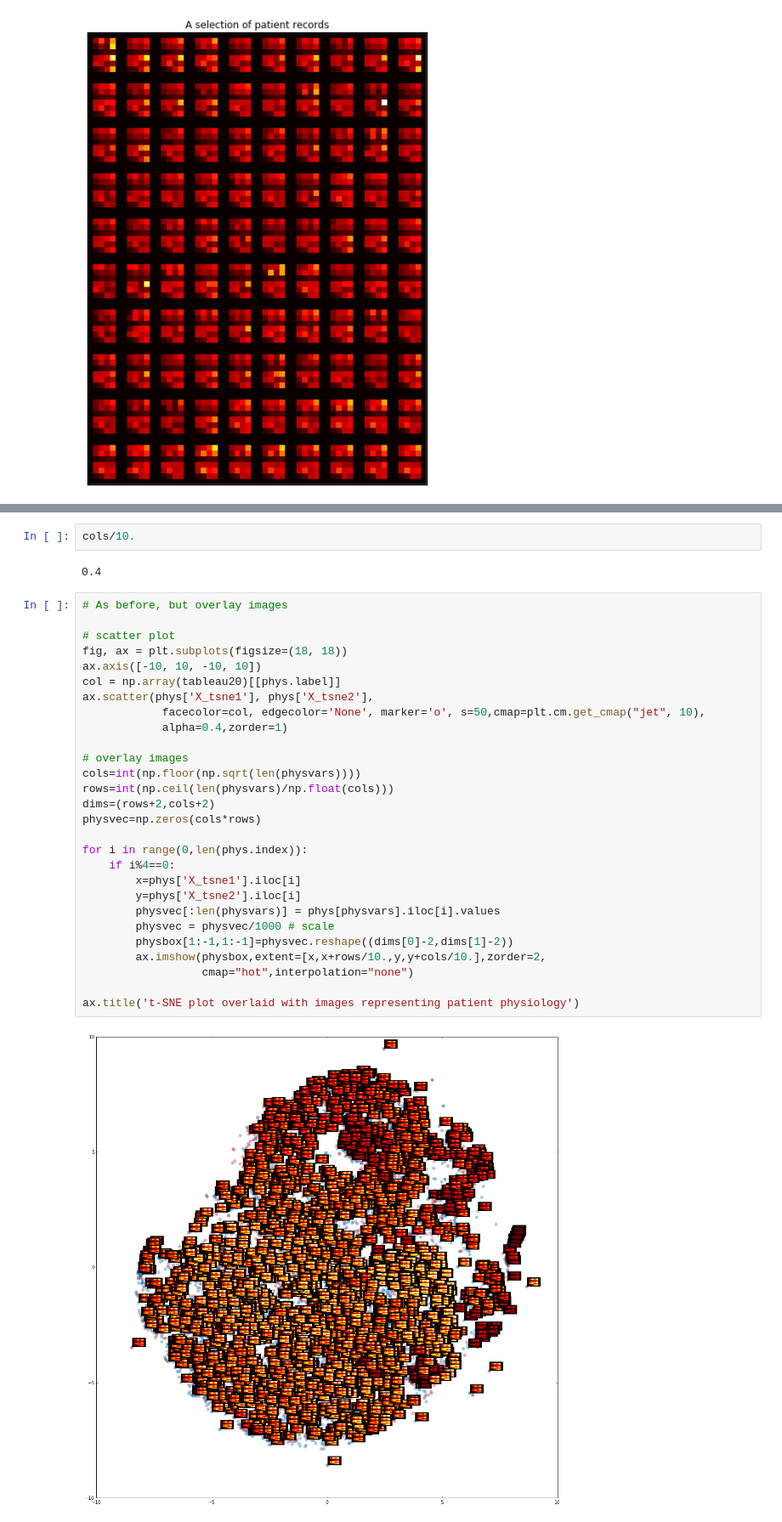
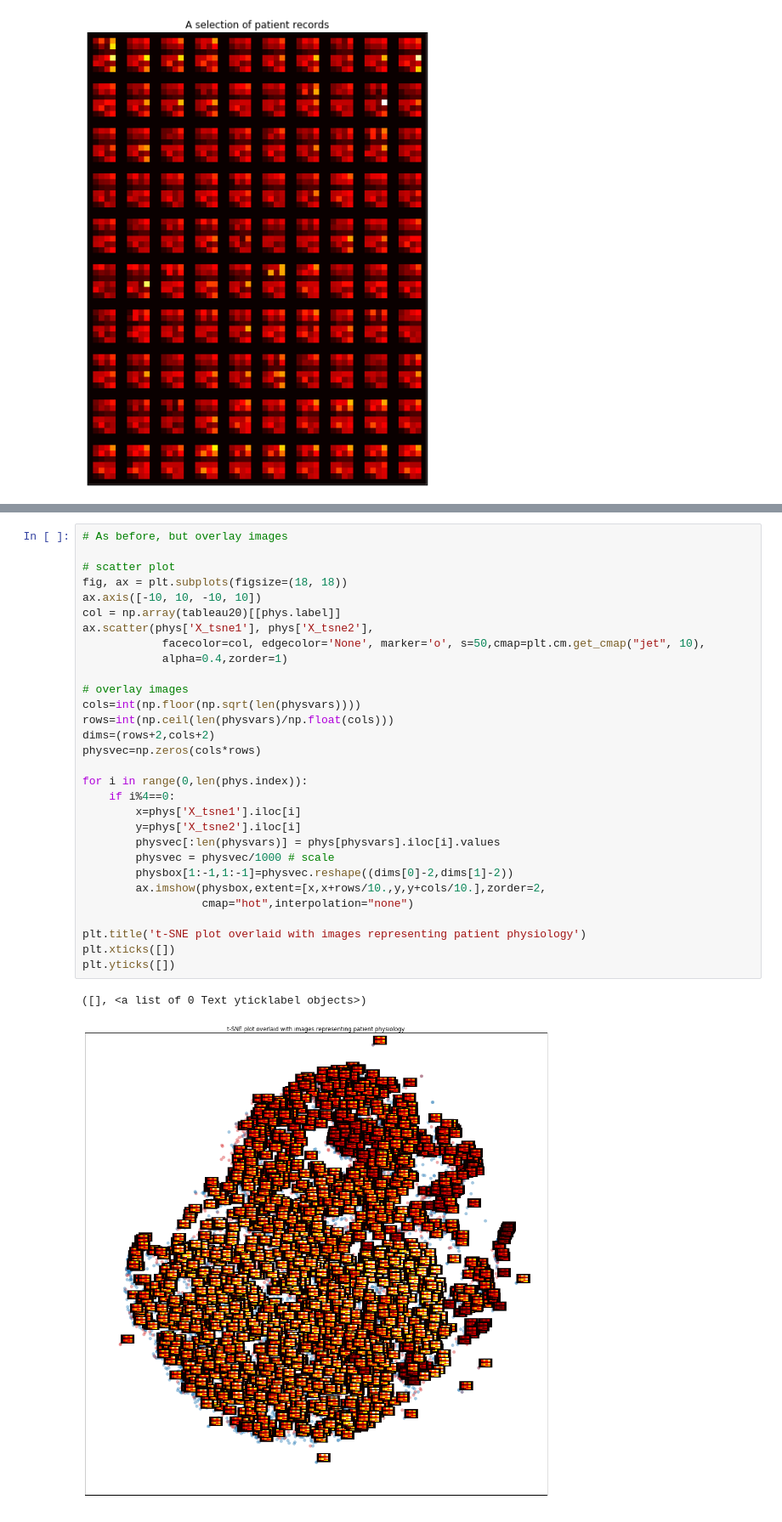
Before and after one commit to MIT-LCP/mimic-iii-paper, a Jupyter notebook: notebooks/tsne-vis.ipynb, the cells around one changed output, grey strips where cells are left out. Shown at 85% size. Cells and saved outputs as stored; diff of their text form.

```diff
--- a/notebooks/tsne-vis.ipynb
+++ b/notebooks/tsne-vis.ipynb
@@ -224,34 +226,33 @@ TypeError: 'Text' object is not callable
-# %%
-cols/10.
-# %% [output]
-0.4
 # %%
 # As before, but overlay images
 
 # scatter plot
 fig, ax = plt.subplots(figsize=(18, 18))
 ax.axis([-10, 10, -10, 10])
 col = np.array(tableau20)[[phys.label]]
 ax.scatter(phys['X_tsne1'], phys['X_tsne2'],
             facecolor=col, edgecolor='None', marker='o', s=50,cmap=plt.cm.get_cmap("jet", 10),
             alpha=0.4,zorder=1)
 
 # overlay images
 cols=int(np.floor(np.sqrt(len(physvars))))
 rows=int(np.ceil(len(physvars)/np.float(cols)))
 dims=(rows+2,cols+2)
 physvec=np.zeros(cols*rows)
 
 for i in range(0,len(phys.index)):
     if i%4==0:
         x=phys['X_tsne1'].iloc[i]
         y=phys['X_tsne2'].iloc[i]
         physvec[:len(physvars)] = phys[physvars].iloc[i].values
         physvec = physvec/1000 # scale
         physbox[1:-1,1:-1]=physvec.reshape((dims[0]-2,dims[1]-2))
         ax.imshow(physbox,extent=[x,x+rows/10.,y,y+cols/10.],zorder=2,
                   cmap="hot",interpolation="none")
 
-ax.title('t-SNE plot overlaid with images representing patient physiology')
+plt.title('t-SNE plot overlaid with images representing patient physiology')
+plt.xticks([])
+plt.yticks([])
 # %% [output]
+([], <a list of 0 Text yticklabel objects>)
-[figure, old version]
+[figure, new version]
```
Also changed, not shown: parts of 1 cell of this notebook.
